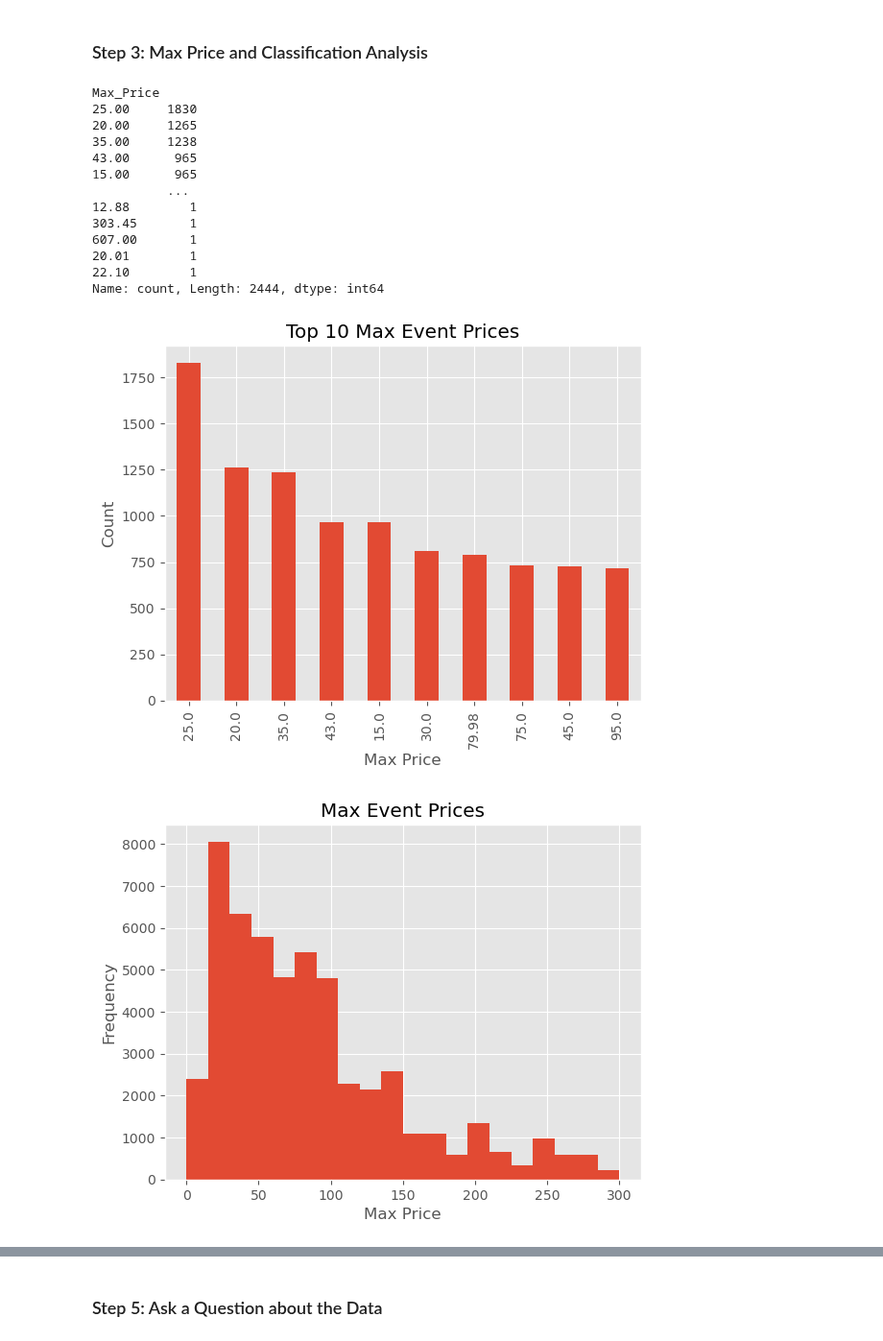
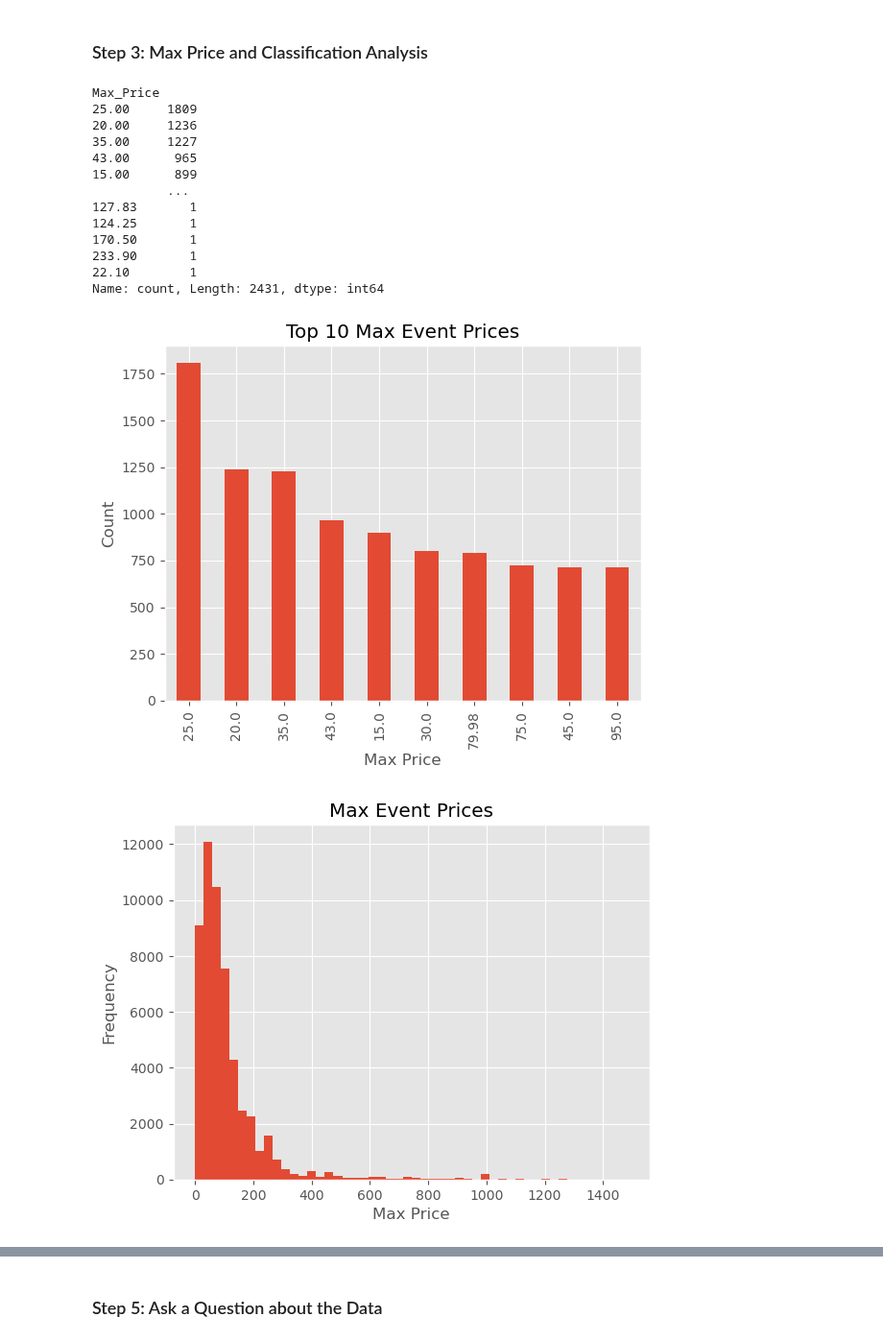
Before and after one commit to dq93/TicketMasterAPI, a Jupyter notebook: notebooks/Vanessa-eda.ipynb, the cells around one changed output, grey strips where cells are left out. Shown at 96% size. Saved outputs shown, nothing was run; the diff lists cells and outputs as text; code cells hidden in the pictures.

```diff
--- a/notebooks/Vanessa-eda.ipynb
+++ b/notebooks/Vanessa-eda.ipynb
@@ -75,7 +77,8 @@ df.describe()
 # remove unneeded columns
 
 df = df[['EVENT_ID', 'EVENT_NAME', #'EVENT_NOTES', 'EVENT_INFO', 'EVENT_STATUS',
-       #'EVENT_START_DATETIME', 'EVENT_END_DATETIME', 'EVENT_START_LOCAL_DATE',
+       #'EVENT_START_DATETIME', 'EVENT_END_DATETIME',
+       'EVENT_START_LOCAL_DATE',
        #'EVENT_START_LOCAL_TIME',
        #'ONSALE_START_DATETIME',
        #'ONSALE_END_DATETIME',
@@ -120,6 +123,6 @@ df.head(5)
 # %%
 # rename columns
-df = df.rename(columns = {'EVENT_ID':'Event_ID', 'EVENT_NAME':'Event_Name', 'CLASSIFICATION_SEGMENT':'Classification',
+df = df.rename(columns = {'EVENT_ID':'Event_ID', 'EVENT_NAME':'Event_Name', 'EVENT_START_LOCAL_DATE':'Event_Start_Date', 'CLASSIFICATION_SEGMENT':'Classification',
                      'CLASSIFICATION_GENRE':'Genre', 'CLASSIFICATION_SUB_GENRE':'Sub_Genre',
                      'MIN_PRICE':'Min_Price','MAX_PRICE':'Max_Price'})
 
@@ -148,0 +152,4 @@ df.head()
+# %%
+# change event start date to datetime
+df.Event_Start_Date = pd.to_datetime(df.Event_Start_Date)
+df.dtypes
@@ -158,18 +172,18 @@ df.loc[df.duplicated()]
 df['Max_Price'].value_counts()
 # %% [output]
 Max_Price
-25.00     1830
-20.00     1265
-35.00     1238
+25.00     1809
+20.00     1236
+35.00     1227
 43.00      965
-15.00      965
+15.00      899
           ...
-12.88        1
-303.45       1
-607.00       1
-20.01        1
+127.83       1
+124.25       1
+170.50       1
+233.90       1
 22.10        1
-Name: count, Length: 2444, dtype: int64
+Name: count, Length: 2431, dtype: int64
 # %%
 ax = df['Max_Price'].value_counts() \
     .head(10) \
@@ -177,13 +191,14 @@ ax = df['Max_Price'].value_counts() \
 ax.set_xlabel('Max Price');
 ax.set_ylabel('Count');
 # %% [output]
-[figure, old version]
+[figure, new version]
 # %%
-test = df[df.Max_Price < 300]
-ax = test.Max_Price.plot(kind = 'hist', bins = 20, title = 'Max Event Prices');
+# plot distribution of max prices, removing outliers
+no_outliers = df[df.Max_Price < 1500]
+ax = no_outliers.Max_Price.plot(kind = 'hist', bins = 50, title = 'Max Event Prices');
 ax.set_xlabel('Max Price');
 # %% [output]
-[figure, old version]
+[figure, new version]
 # %%
 ax = df.Classification.value_counts().plot(kind = 'bar', title = 'Event Types');
 ax.set_ylabel('Count');
```
Also changed, not shown: parts of 15 cells of this notebook.
